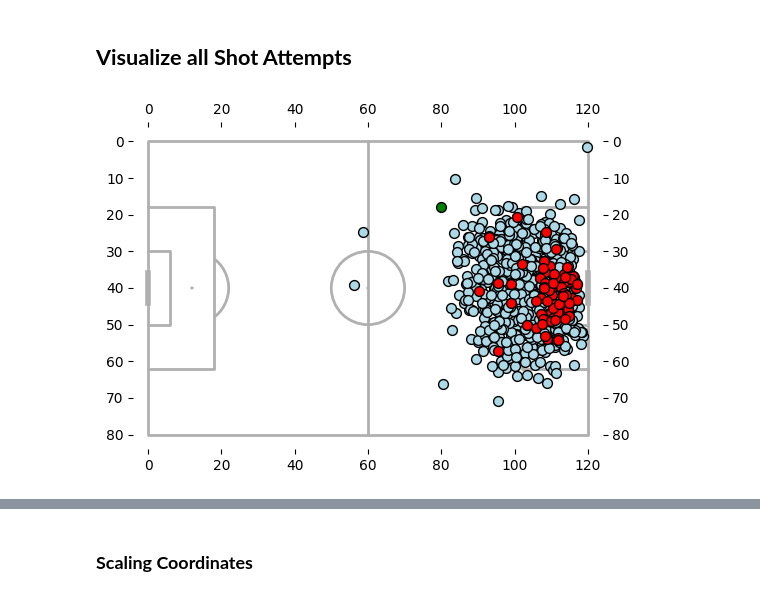
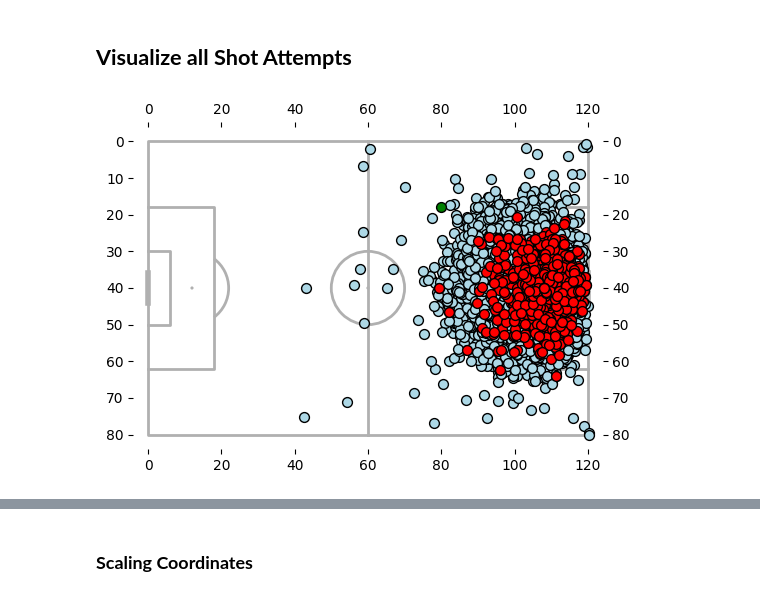
Before and after one commit to allorenz/football-player-similarity, a Jupyter notebook: src/shooting.ipynb, the cells around one changed output, grey strips where cells are left out. Saved outputs shown, nothing was run; the diff lists cells and outputs as text; code cells hidden in the pictures.

```diff
--- a/src/shooting.ipynb
+++ b/src/shooting.ipynb
@@ -11,12 +41,12 @@ from ast import literal_eval
 from dataloader import load_data
 import matplotlib.pyplot as plt
 from mplsoccer import Pitch, VerticalPitch
-
+from collections import defaultdict
 
 
 all_columns = ["player", "position", "type", "location", "minute", "shot_aerial_won", "play_pattern", "shot_body_part", "shot_end_location" ,
            "shot_first_time","shot_outcome","shot_statsbomb_xg", "shot_technique", "shot_type", "shot_follows_dribble",
-           "under_pressure"]
+           "under_pressure","match_id", "possession_team"]
 some_columns=["player", "position", "type", "location", "minute", "play_pattern", "shot_body_part", "shot_end_location" ,
            "shot_first_time","shot_outcome","shot_statsbomb_xg", "shot_technique", "shot_type",
            "under_pressure"] # "shot_aerial_won"
@@ -31,10 +61,10 @@ def load_event_data(match=False):
         print(df.shape, df.columns)
         return df
     else:
-        df = load_data(frac=0.1)
+        df = load_data(frac=1)
         df = df.loc[df["type"] == "Shot", all_columns]
         print(df.shape, df.columns)
         return df
 
-df = load_event_data(match=True)
+df = load_event_data(match=False)
 # %% [output]
@@ -59,0 +82,18 @@ shot_follows_dribble
+# %%
+def convert_to_list(input_data):
+    if(isinstance(input_data, str)):
+        try:
+            return literal_eval(input_data)
+        except (ValueError, SyntaxError):
+            print(f"Error: The string {input_data} could not be converted to a list.")
+            return None
+
+    return input_data
+
+df["location"] = df["location"].apply(convert_to_list) #shot_end_location
+df["shot_end_location"] = df["shot_end_location"].apply(convert_to_list) #shot_end_location
+df[["x", "y"]] = df["location"].apply(pd.Series)
+df[["x_end_shot", "y_end_shot","z_end_shot"]] = df["shot_end_location"].apply(pd.Series)
+
+df["under_pressure"] = df["under_pressure"] == True
+df
@@ -60,16 +114,12 @@ shot_follows_dribble
 # %% [markdown]
 ## __Visualize all Shot Attempts__
 # %%
-all_shots = np.vstack([literal_eval(shot) for shot in df["location"]])
-goals = np.vstack([literal_eval(shot) for shot in df[df['shot_outcome'] == 'Goal']['location']]) # [literal_eval(shot) for shot in df[df['shot_outcome'] == 'Goal']['location']]
-
 pitch = Pitch(label=True, tick=True)
-#pitch = Pitch(pitch_type="custom", pitch_length=105,pitch_width=68 ,label=True, tick=True)
 fig, ax = pitch.draw(figsize=(8, 4))
 
-ax.scatter(all_shots[:, 0], all_shots[:, 1], c='lightblue', s=50, edgecolors='black', zorder=5)
-ax.scatter(goals[:, 0], goals[:, 1], c='red', s=50, edgecolors='black', zorder=5)
+ax.scatter(df["x"], df["y"], c='lightblue', s=50, edgecolors='black', zorder=5)
+ax.scatter(df.loc[df['shot_outcome'] == 'Goal',"x"], df.loc[df['shot_outcome'] == 'Goal',"y"], c='red', s=50, edgecolors='black', zorder=5)
 ax.scatter(2 * (120/3) , (40- 22), c='green', s=50, edgecolors='black', zorder=5)
 plt.show()
 # %% [output]
-[figure, old version]
+[figure, new version]
```
Also changed, not shown: parts of 35 cells of this notebook, 7 other files.
